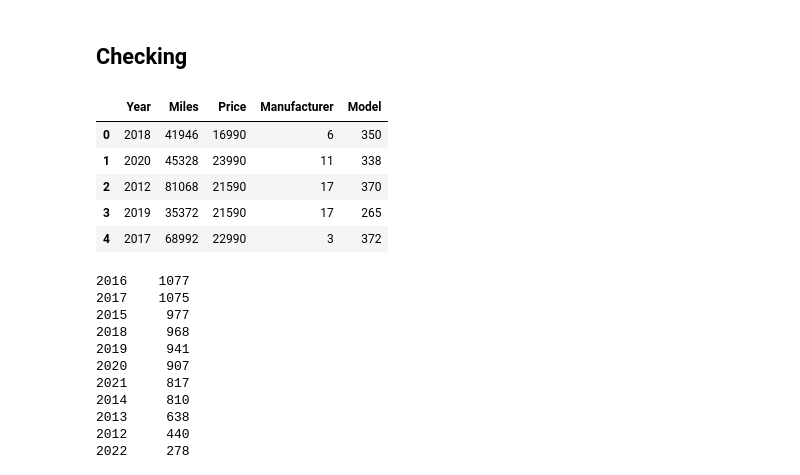
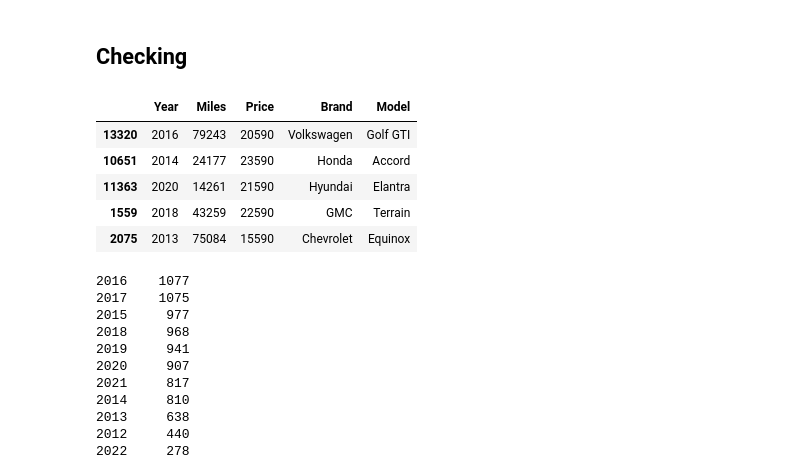
Before and after one commit to flohmannjr/Carvana-Predict-Car-Prices, a Jupyter notebook: Carvana_Predict_Car_Prices.ipynb, the cells around one changed output. Saved outputs shown, nothing was run; the diff lists cells and outputs as text; code cells hidden in the pictures.

```diff
--- a/Carvana_Predict_Car_Prices.ipynb
+++ b/Carvana_Predict_Car_Prices.ipynb
@@ -69,24 +69,21 @@ df.drop_duplicates(inplace=True)
 # %%
 name = df['Name'].str.split()
 
-df['Manufacturer'] = name.str[0]
-df['Model']        = name.str[1:].str.join(' ')
-
-df['Manufacturer'] = df['Manufacturer'].astype('category').cat.codes
-df['Model']        = df['Model'].astype('category').cat.codes
+df['Brand'] = name.str[0]
+df['Model'] = name.str[1:].str.join(' ')
 # %%
 df.drop('Name', axis=1, inplace=True)
 # %% [markdown]
 ## Checking
 # %%
-df[:5]
+df.sample(5)
 # %% [output]
-|  | Year | Miles | Price | Manufacturer | Model |
-| 0 | 2018 | 41946 | 16990 | 6 | 350 |
-| 1 | 2020 | 45328 | 23990 | 11 | 338 |
-| 2 | 2012 | 81068 | 21590 | 17 | 370 |
-| 3 | 2019 | 35372 | 21590 | 17 | 265 |
-| 4 | 2017 | 68992 | 22990 | 3 | 372 |
+|  | Year | Miles | Price | Brand | Model |
+| 13320 | 2016 | 79243 | 20590 | Volkswagen | Golf GTI |
+| 10651 | 2014 | 24177 | 23590 | Honda | Accord |
+| 11363 | 2020 | 14261 | 21590 | Hyundai | Elantra |
+| 1559 | 2018 | 43259 | 22590 | GMC | Terrain |
+| 2075 | 2013 | 75084 | 15590 | Chevrolet | Equinox |
 # %%
 df['Year'].value_counts()
 # %% [output]
```
Also changed, not shown: parts of 7 cells of this notebook.
